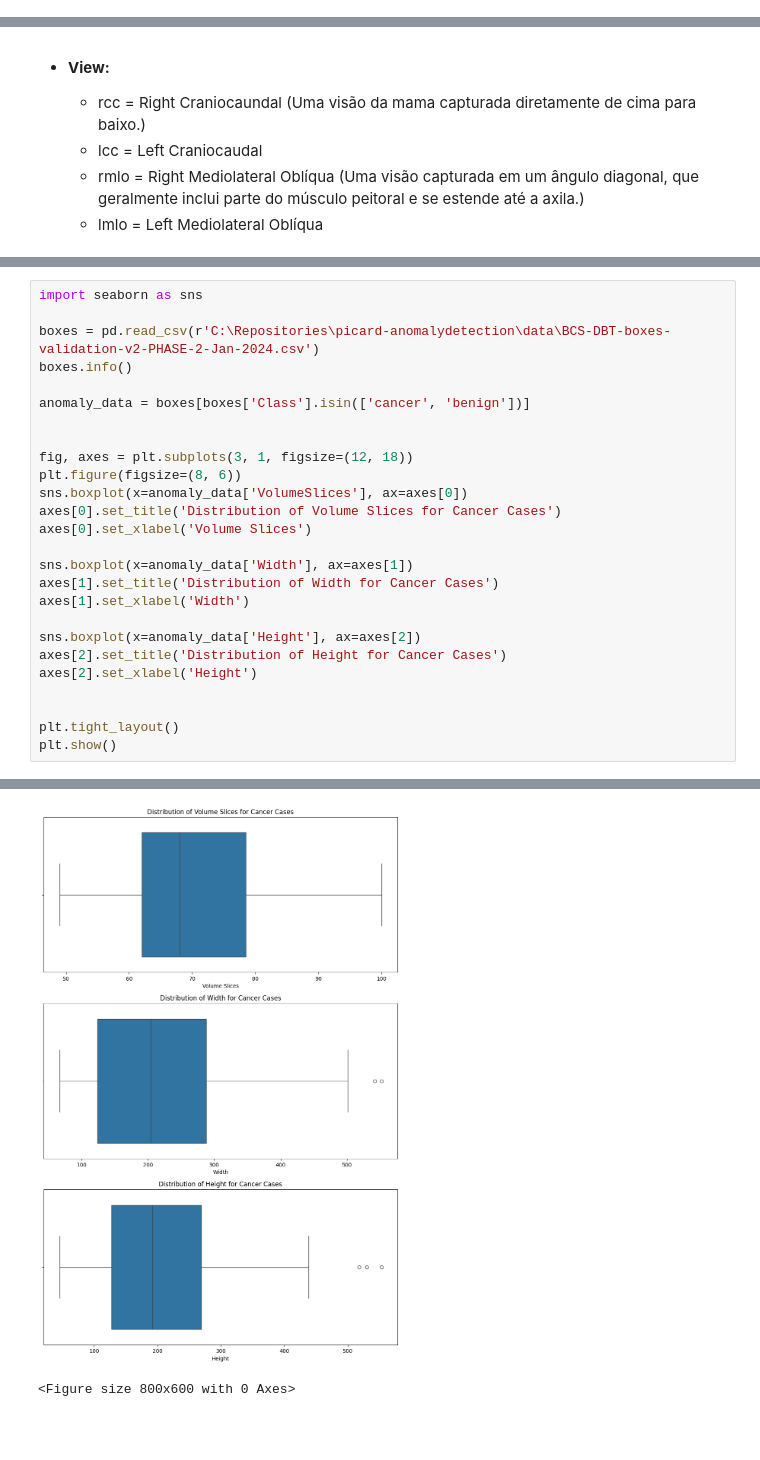
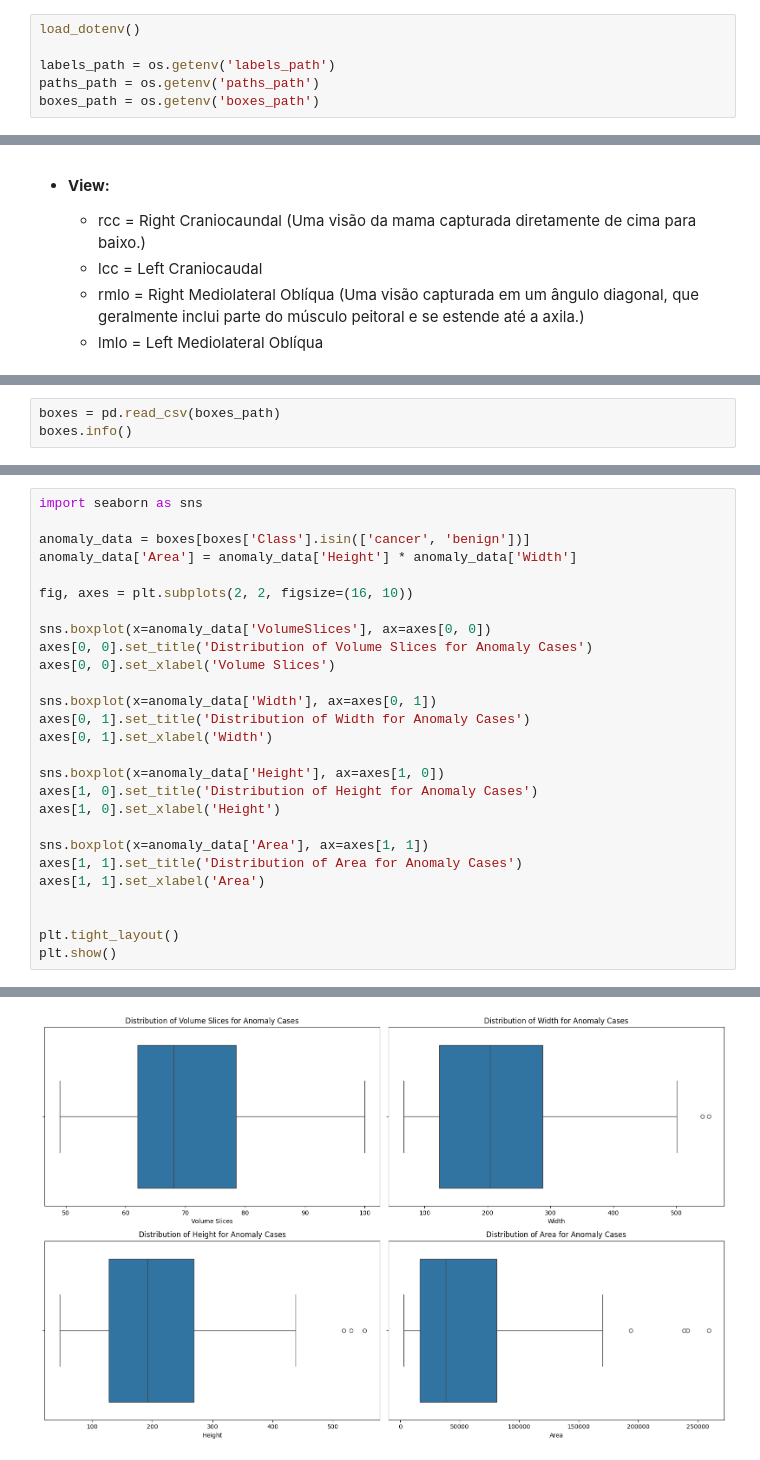
Before and after one commit to Carlos3du/picard-anomalydetection, a Jupyter notebook: cepc/notebooks/aed.ipynb, the cells around one changed output, grey strips where cells are left out. Saved outputs shown, nothing was run; the diff lists cells and outputs as text; blank space fills up the shorter version.

```diff
--- a/cepc/notebooks/aed.ipynb
+++ b/cepc/notebooks/aed.ipynb
@@ -4 +6,7 @@ import matplotlib.pyplot as plt
+# %%
+load_dotenv()
+
+labels_path = os.getenv('labels_path')
+paths_path = os.getenv('paths_path')
+boxes_path = os.getenv('boxes_path')
 # %%
@@ -91,0 +97,3 @@ Name: count, dtype: int64
+# %%
+boxes = pd.read_csv(boxes_path)
+boxes.info()
@@ -92,25 +120,26 @@ Name: count, dtype: int64
 # %%
 import seaborn as sns
 
-boxes = pd.read_csv(r'C:\Repositories\picard-anomalydetection\data\BCS-DBT-boxes-validation-v2-PHASE-2-Jan-2024.csv')
-boxes.info()
+anomaly_data = boxes[boxes['Class'].isin(['cancer', 'benign'])]
+anomaly_data['Area'] = anomaly_data['Height'] * anomaly_data['Width']
 
-anomaly_data = boxes[boxes['Class'].isin(['cancer', 'benign'])]
+fig, axes = plt.subplots(2, 2, figsize=(16, 10))
 
+sns.boxplot(x=anomaly_data['VolumeSlices'], ax=axes[0, 0])
+axes[0, 0].set_title('Distribution of Volume Slices for Anomaly Cases')
+axes[0, 0].set_xlabel('Volume Slices')
 
-fig, axes = plt.subplots(3, 1, figsize=(12, 18))
-plt.figure(figsize=(8, 6))
-sns.boxplot(x=anomaly_data['VolumeSlices'], ax=axes[0])
-axes[0].set_title('Distribution of Volume Slices for Cancer Cases')
-axes[0].set_xlabel('Volume Slices')
+sns.boxplot(x=anomaly_data['Width'], ax=axes[0, 1])
+axes[0, 1].set_title('Distribution of Width for Anomaly Cases')
+axes[0, 1].set_xlabel('Width')
 
-sns.boxplot(x=anomaly_data['Width'], ax=axes[1])
-axes[1].set_title('Distribution of Width for Cancer Cases')
-axes[1].set_xlabel('Width')
+sns.boxplot(x=anomaly_data['Height'], ax=axes[1, 0])
+axes[1, 0].set_title('Distribution of Height for Anomaly Cases')
+axes[1, 0].set_xlabel('Height')
 
-sns.boxplot(x=anomaly_data['Height'], ax=axes[2])
-axes[2].set_title('Distribution of Height for Cancer Cases')
-axes[2].set_xlabel('Height')
+sns.boxplot(x=anomaly_data['Area'], ax=axes[1, 1])
+axes[1, 1].set_title('Distribution of Area for Anomaly Cases')
+axes[1, 1].set_xlabel('Area')
 
 
 plt.tight_layout()
@@ -138,3 +148,2 @@ memory usage: 7.2 KB
-[figure, old version]
+[figure, new version]
-<Figure size 800x600 with 0 Axes>
 # %%
```
Also changed, not shown: parts of 11 cells of this notebook, 3 other files.
